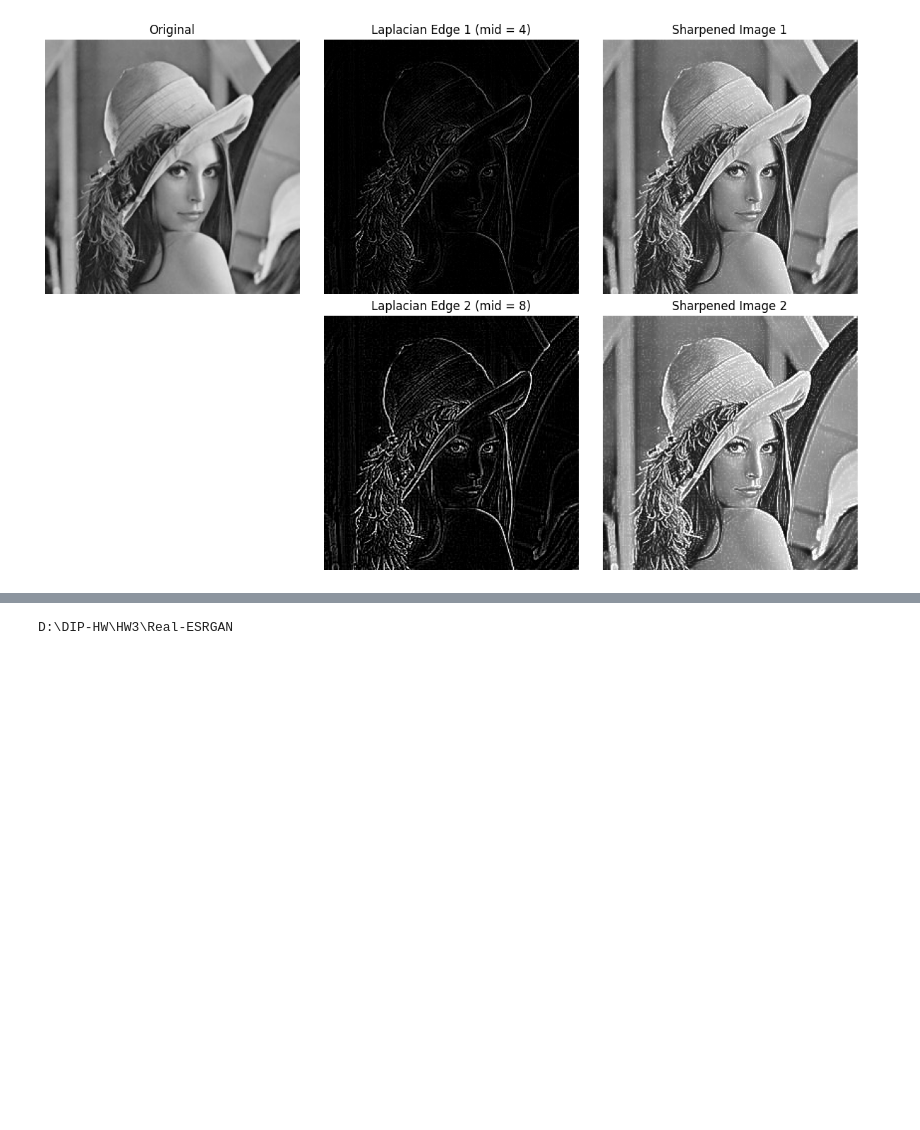
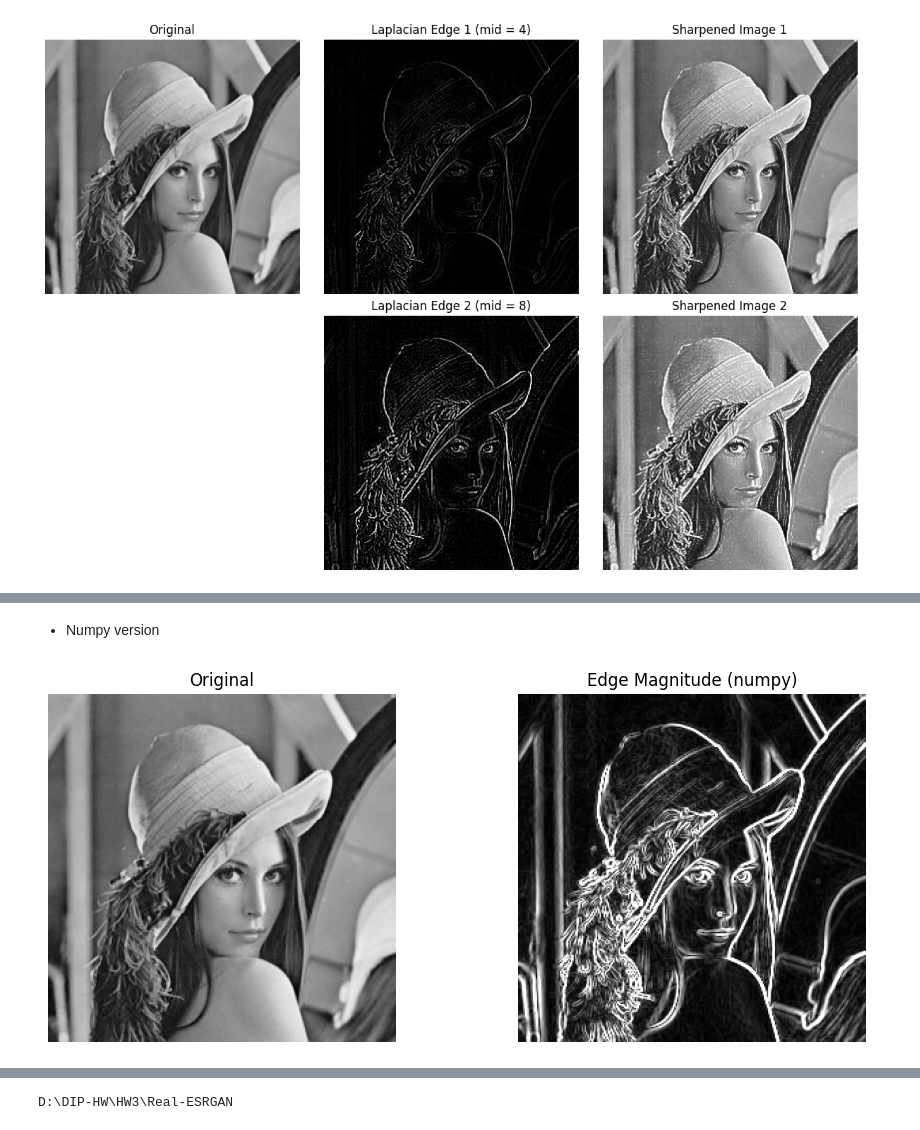
Before and after one commit to ImjustWritingCode/DIP-HW, a Jupyter notebook: HW3/hw3_program.ipynb, the cells around one changed output, grey strips where cells are left out. Cells and saved outputs as stored; diff of their text form; code cells hidden in the pictures; blank space fills up the shorter version.

```diff
--- a/HW3/hw3_program.ipynb
+++ b/HW3/hw3_program.ipynb
@@ -68,0 +105,45 @@ cv2.imwrite('sharpened_2.jpg', sharpened_2)
+# %% [markdown]
+- Numpy version
+# %%
+import numpy as np
+import matplotlib.pyplot as plt
+from PIL import Image
+from scipy.ndimage import convolve
+
+# 讀取圖片並轉成灰階
+img = Image.open('len_std.jpg').convert('L')
+img_array = np.array(img, dtype=np.float32)
+
+# 定義 Sobel kernels
+sobel_x = np.array([[-1, 0, 1],
+                    [-2, 0, 2],
+                    [-1, 0, 1]], dtype=np.float32)
+
+sobel_y = np.array([[ 1,  2,  1],
+                    [ 0,  0,  0],
+                    [-1, -2, -1]], dtype=np.float32)
+
+# 卷積運算
+grad_x = convolve(img_array, sobel_x)
+grad_y = convolve(img_array, sobel_y)
+
+# 計算邊緣強度 (magnitude)
+edge_magnitude = np.sqrt(grad_x**2 + grad_y**2)
+edge_magnitude = np.clip(edge_magnitude, 0, 255).astype(np.uint8)
+
+# 顯示結果
+plt.figure(figsize=(10, 4))
+plt.subplot(1, 2, 1)
+plt.title('Original')
+plt.imshow(img_array, cmap='gray')
+plt.axis('off')
+
+plt.subplot(1, 2, 2)
+plt.title('Edge Magnitude (numpy)')
+plt.imshow(edge_magnitude, cmap='gray')
+plt.axis('off')
+
+plt.tight_layout()
+plt.show()
+# %% [output]
+[figure, added]
```
Also changed, not shown: parts of 13 cells of this notebook, 8 other files.
